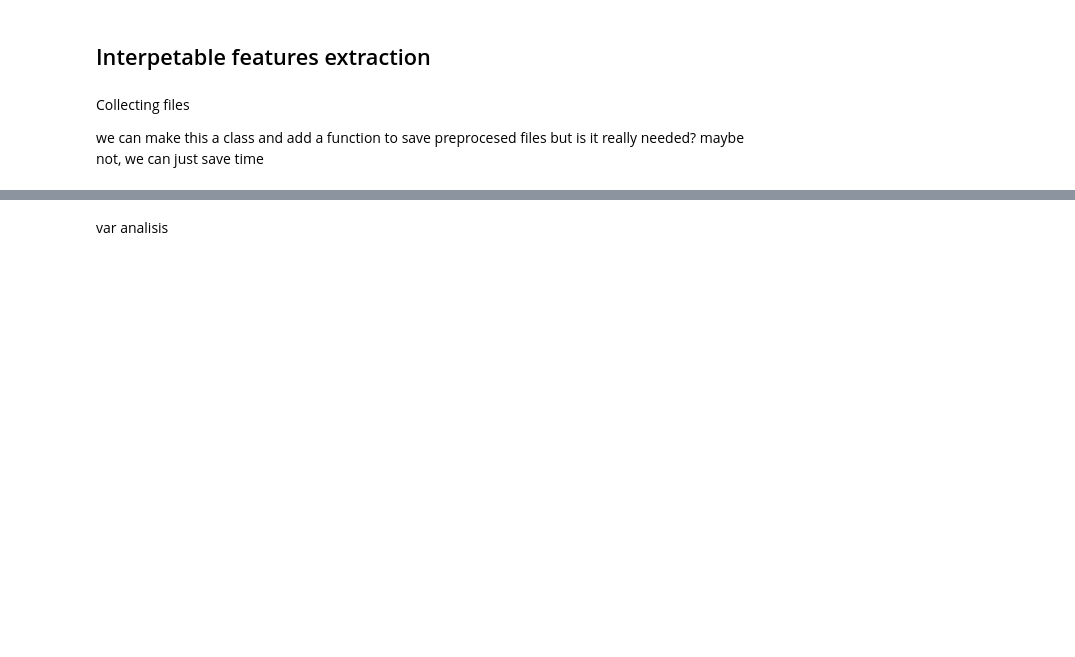
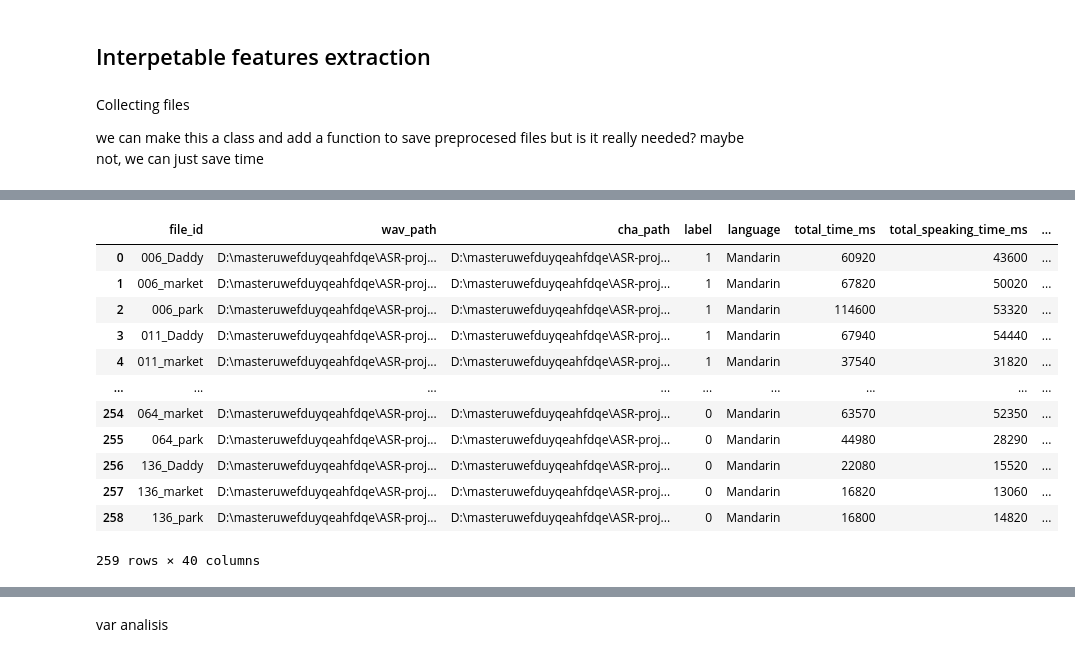
Before and after one commit to krisssnv/ASR-project, a Jupyter notebook: Копие_на_ASR_sandbox.ipynb, the cells around one changed output, grey strips where cells are left out. Drawn from its saved outputs; the diff is of its cells as text; code cells hidden in the pictures; blank space fills up the shorter version.

```diff
--- a/Копие_на_ASR_sandbox.ipynb
+++ b/Копие_на_ASR_sandbox.ipynb
@@ -261,0 +784,3 @@ features_df=pd.DataFrame(feature_rows)
+# %%
+exp_features_chinese['label'] = exp_features_chinese['wav_path'].apply(lambda x: 0 if "control" in x.lower() else 1)
+exp_features_chinese
@@ -261,0 +819,17 @@ features_df=pd.DataFrame(feature_rows)
+# %%
+merged_features = pd.merge(features_df, exp_features_chinese.drop(columns=['wav_path']), on=["file_id", "label"], how="left")
+merged_features
+# %% [output]
+|  | file_id | wav_path | cha_path | label | language | total_time_ms | total_speaking_time_ms | ... |
+| 0 | 006_Daddy | D:\masteruwefduyqeahfdqe\ASR-proj... | D:\masteruwefduyqeahfdqe\ASR-proj... | 1 | Mandarin | 60920 | 43600 | ... |
+| 1 | 006_market | D:\masteruwefduyqeahfdqe\ASR-proj... | D:\masteruwefduyqeahfdqe\ASR-proj... | 1 | Mandarin | 67820 | 50020 | ... |
+| 2 | 006_park | D:\masteruwefduyqeahfdqe\ASR-proj... | D:\masteruwefduyqeahfdqe\ASR-proj... | 1 | Mandarin | 114600 | 53320 | ... |
+| 3 | 011_Daddy | D:\masteruwefduyqeahfdqe\ASR-proj... | D:\masteruwefduyqeahfdqe\ASR-proj... | 1 | Mandarin | 67940 | 54440 | ... |
+| 4 | 011_market | D:\masteruwefduyqeahfdqe\ASR-proj... | D:\masteruwefduyqeahfdqe\ASR-proj... | 1 | Mandarin | 37540 | 31820 | ... |
+| ... | ... | ... | ... | ... | ... | ... | ... | ... |
+| 254 | 064_market | D:\masteruwefduyqeahfdqe\ASR-proj... | D:\masteruwefduyqeahfdqe\ASR-proj... | 0 | Mandarin | 63570 | 52350 | ... |
+| 255 | 064_park | D:\masteruwefduyqeahfdqe\ASR-proj... | D:\masteruwefduyqeahfdqe\ASR-proj... | 0 | Mandarin | 44980 | 28290 | ... |
+| 256 | 136_Daddy | D:\masteruwefduyqeahfdqe\ASR-proj... | D:\masteruwefduyqeahfdqe\ASR-proj... | 0 | Mandarin | 22080 | 15520 | ... |
+| 257 | 136_market | D:\masteruwefduyqeahfdqe\ASR-proj... | D:\masteruwefduyqeahfdqe\ASR-proj... | 0 | Mandarin | 16820 | 13060 | ... |
+| 258 | 136_park | D:\masteruwefduyqeahfdqe\ASR-proj... | D:\masteruwefduyqeahfdqe\ASR-proj... | 0 | Mandarin | 16800 | 14820 | ... |
+259 rows × 40 columns
```
Also changed, not shown: parts of 37 cells of this notebook, 8 other files.
